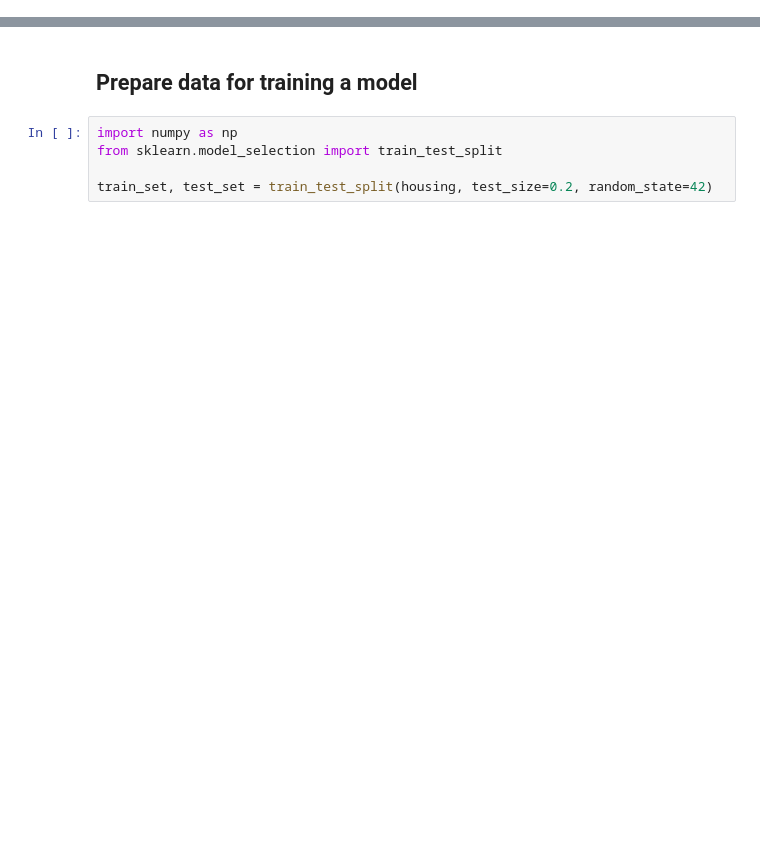
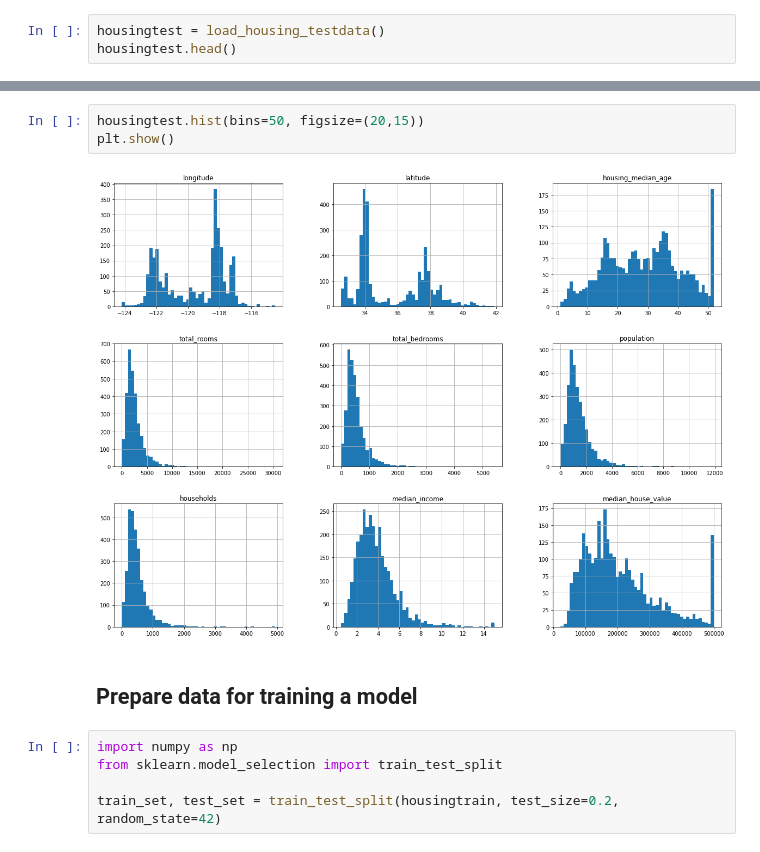
Before and after one commit to phonamnuaisuk/phonamnuaisuk.github.io, a Jupyter notebook: MAD2021/ColabW1_Pandas.ipynb, the cells around one changed output, grey strips where cells are left out. Drawn from its saved outputs; the diff is of its cells as text; blank space fills up the shorter version.

```diff
--- a/MAD2021/ColabW1_Pandas.ipynb
+++ b/MAD2021/ColabW1_Pandas.ipynb
@@ -29,0 +37,3 @@ housing.head()
+# %%
+housingtest = load_housing_testdata()
+housingtest.head()
@@ -37,7 +95,12 @@ plt.show()
+# %%
+housingtest.hist(bins=50, figsize=(20,15))
+plt.show()
+# %% [output]
+[figure, added]
 # %% [markdown]
 ## Prepare data for training a model
 # %%
 import numpy as np
 from sklearn.model_selection import train_test_split
 
-train_set, test_set = train_test_split(housing, test_size=0.2, random_state=42)
+train_set, test_set = train_test_split(housingtrain, test_size=0.2, random_state=42)
```
Also changed, not shown: parts of 13 cells of this notebook.
